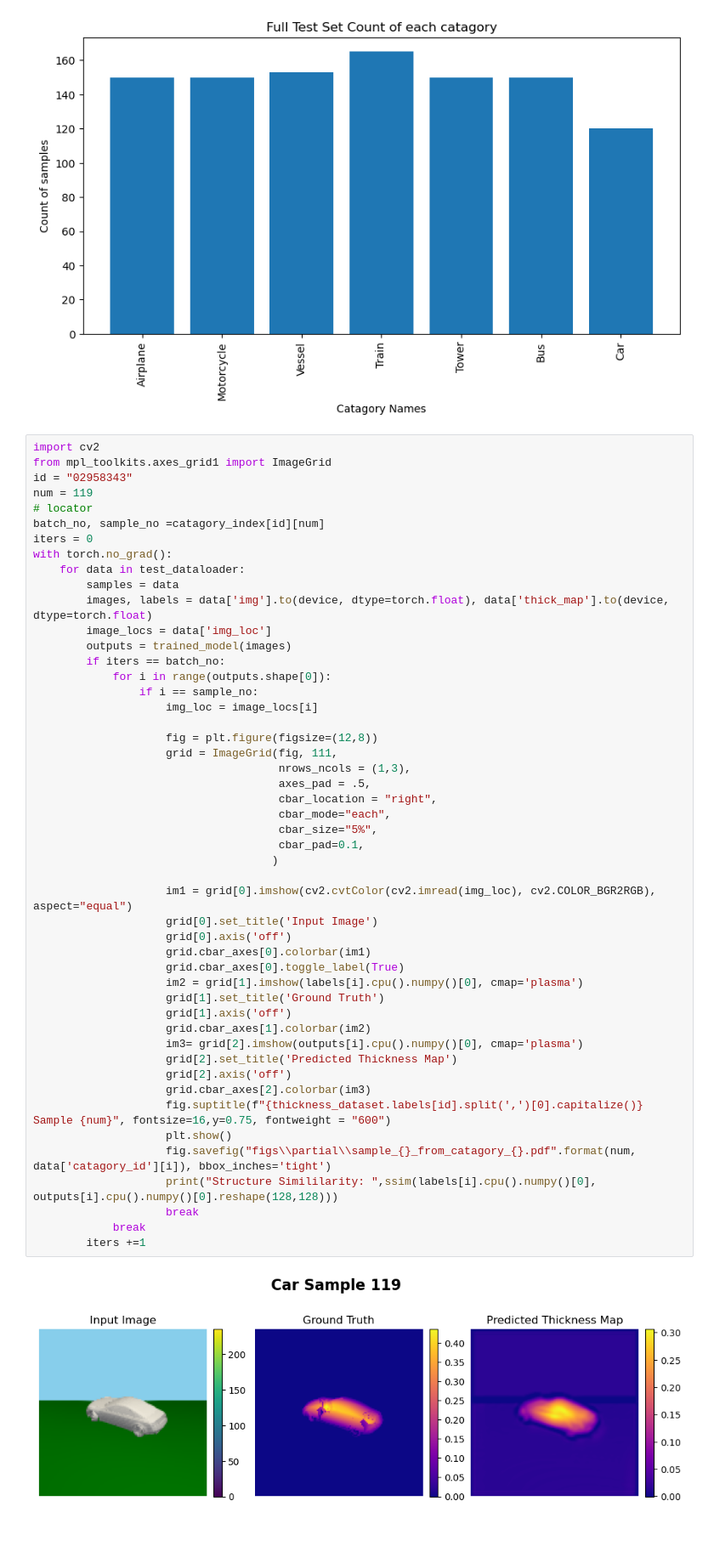
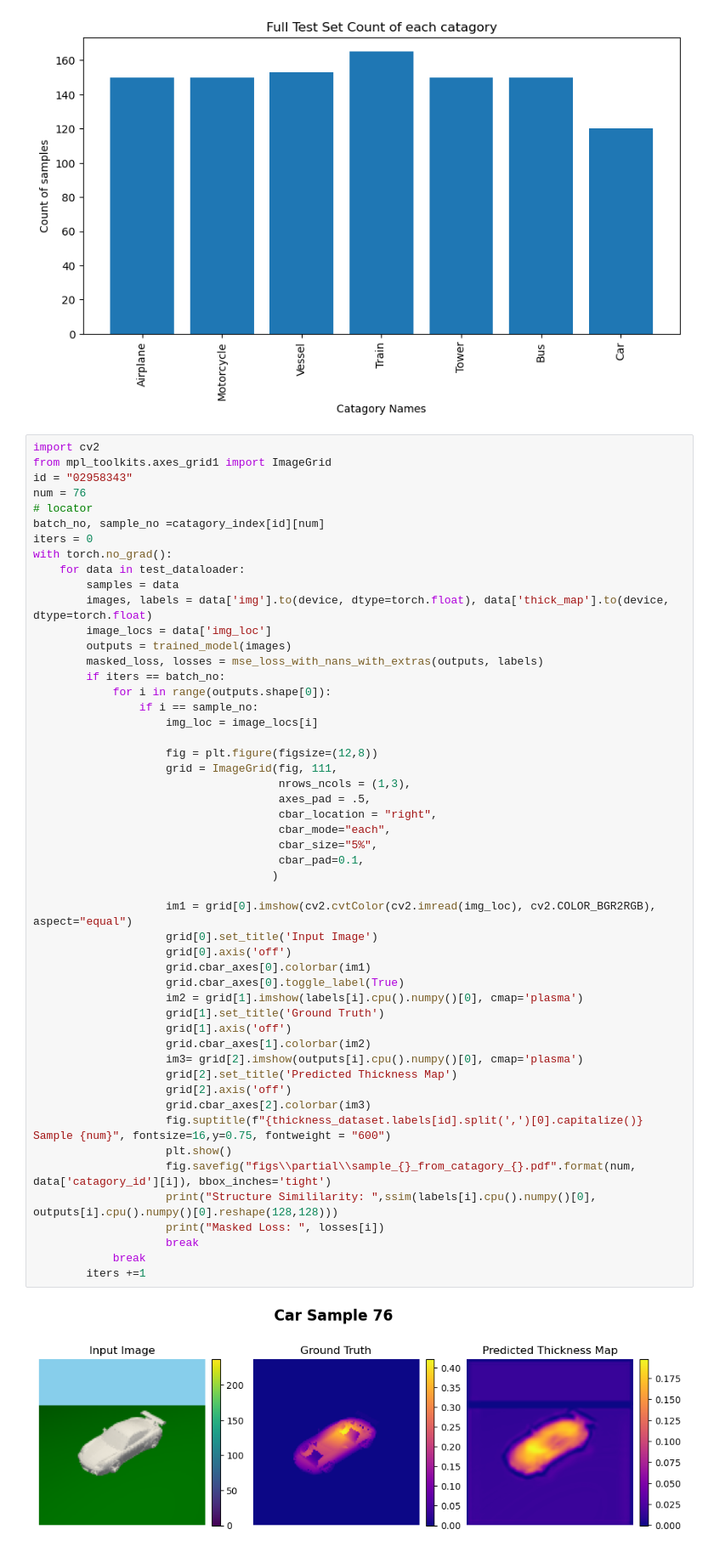
Before and after one commit to kane1204/Object-Thickness-Estimation-Network, a Jupyter notebook: test_model_partial.ipynb, the cells around one changed output. Shown at 85% size. Drawn from its saved outputs; the diff is of its cells as text.

```diff
--- a/test_model_partial.ipynb
+++ b/test_model_partial.ipynb
@@ -186,7 +186,7 @@ fig.savefig("figs\\partial\\count_of_each_catagory.pdf", bbox_inches='tight')
 import cv2
 from mpl_toolkits.axes_grid1 import ImageGrid
 id = "02958343"
-num = 119
+num = 76
 # locator
 batch_no, sample_no =catagory_index[id][num]
 iters = 0
@@ -196,6 +196,7 @@ with torch.no_grad():
         images, labels = data['img'].to(device, dtype=torch.float), data['thick_map'].to(device, dtype=torch.float)
         image_locs = data['img_loc']
         outputs = trained_model(images)
+        masked_loss, losses = mse_loss_with_nans_with_extras(outputs, labels)
         if iters == batch_no:
             for i in range(outputs.shape[0]):
                 if i == sample_no:
@@ -205,31 +206,32 @@ with torch.no_grad():
                     grid = ImageGrid(fig, 111,
                                      nrows_ncols = (1,3),
                                      axes_pad = .5,
                                      cbar_location = "right",
                                      cbar_mode="each",
                                      cbar_size="5%",
                                      cbar_pad=0.1,
                                     )
 
                     im1 = grid[0].imshow(cv2.cvtColor(cv2.imread(img_loc), cv2.COLOR_BGR2RGB), aspect="equal")
                     grid[0].set_title('Input Image')
                     grid[0].axis('off')
                     grid.cbar_axes[0].colorbar(im1)
                     grid.cbar_axes[0].toggle_label(True)
                     im2 = grid[1].imshow(labels[i].cpu().numpy()[0], cmap='plasma')
                     grid[1].set_title('Ground Truth')
                     grid[1].axis('off')
                     grid.cbar_axes[1].colorbar(im2)
                     im3= grid[2].imshow(outputs[i].cpu().numpy()[0], cmap='plasma')
                     grid[2].set_title('Predicted Thickness Map')
                     grid[2].axis('off')
                     grid.cbar_axes[2].colorbar(im3)
                     fig.suptitle(f"{thickness_dataset.labels[id].split(',')[0].capitalize()} Sample {num}", fontsize=16,y=0.75, fontweight = "600")
                     plt.show()
                     fig.savefig("figs\\partial\\sample_{}_from_catagory_{}.pdf".format(num, data['catagory_id'][i]), bbox_inches='tight')
                     print("Structure Simililarity: ",ssim(labels[i].cpu().numpy()[0], outputs[i].cpu().numpy()[0].reshape(128,128)))
+                    print("Masked Loss: ", losses[i])
                     break
             break
         iters +=1
 # %% [output]
-[figure, old version]
+[figure, new version]
```
Also changed, not shown: parts of 1 cell of this notebook.
